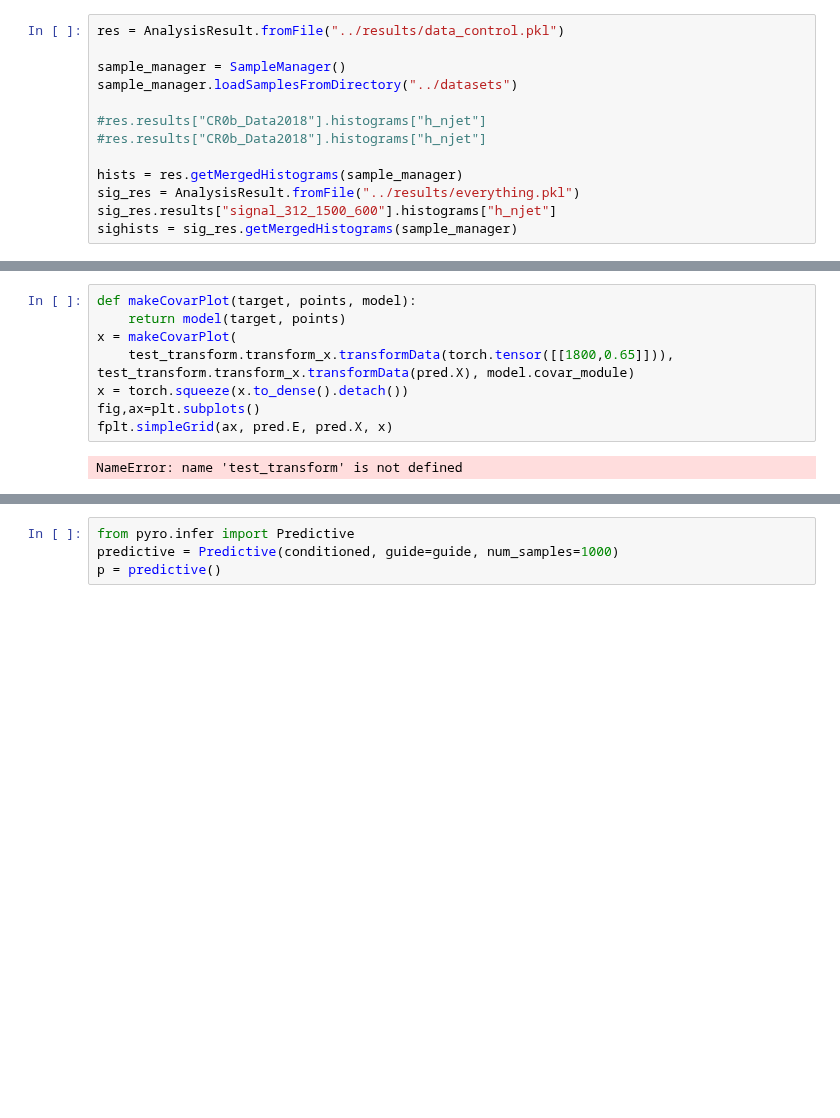
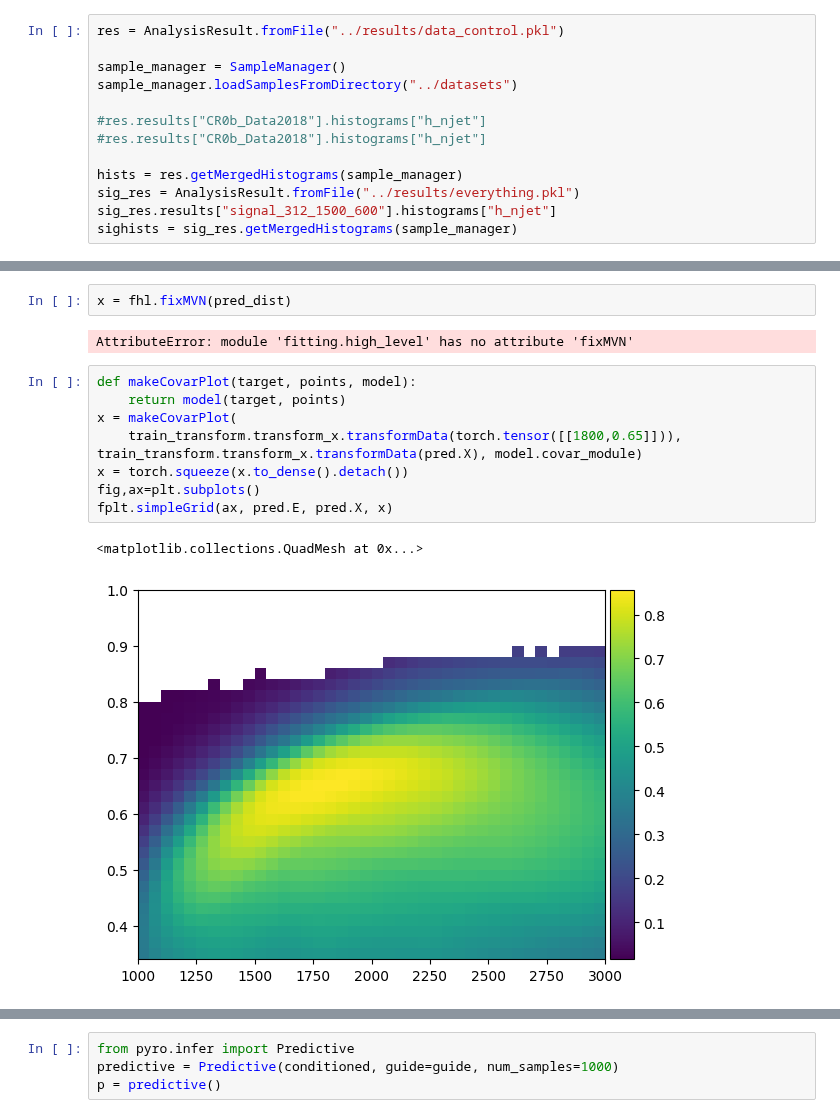
Before and after one commit to UMN-CMS/SingleStopCoffea, a Jupyter notebook: notebooks/multidim_fit.ipynb, the cells around one changed output, grey strips where cells are left out. Cells and saved outputs as stored; diff of their text form; blank space fills up the shorter version.

```diff
--- a/notebooks/multidim_fit.ipynb
+++ b/notebooks/multidim_fit.ipynb
@@ -324,13 +287,18 @@ Avg Abs pull = 1.4289695910187796
+# %%
+x = fhl.fixMVN(pred_dist)
+# %% [output]
+AttributeError: module 'fitting.high_level' has no attribute 'fixMVN'
 # %%
 def makeCovarPlot(target, points, model):
     return model(target, points)
 x = makeCovarPlot(
-    test_transform.transform_x.transformData(torch.tensor([[1800,0.65]])), test_transform.transform_x.transformData(pred.X), model.covar_module)
+    train_transform.transform_x.transformData(torch.tensor([[1800,0.65]])), train_transform.transform_x.transformData(pred.X), model.covar_module)
 x = torch.squeeze(x.to_dense().detach())
 fig,ax=plt.subplots()
 fplt.simpleGrid(ax, pred.E, pred.X, x)
 # %% [output]
-NameError: name 'test_transform' is not defined
+<matplotlib.collections.QuadMesh at 0x...>
+[figure, added]
 # %%
 
 params = list(model.named_parameters_and_constraints())
```
Also changed, not shown: parts of 30 cells of this notebook.
